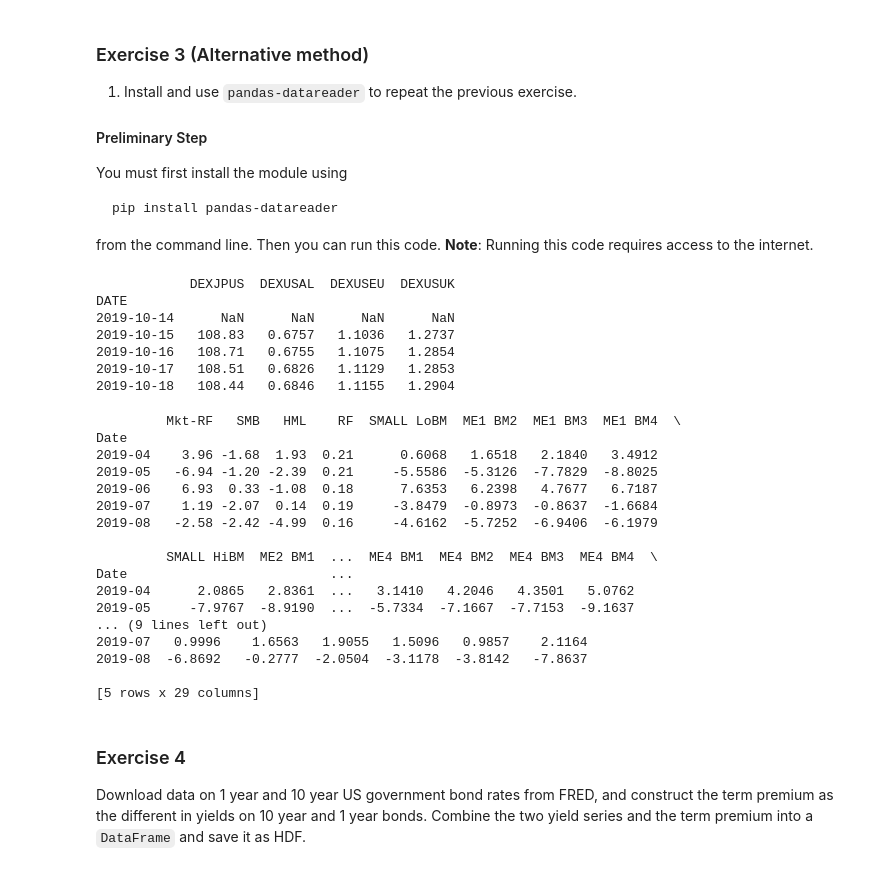
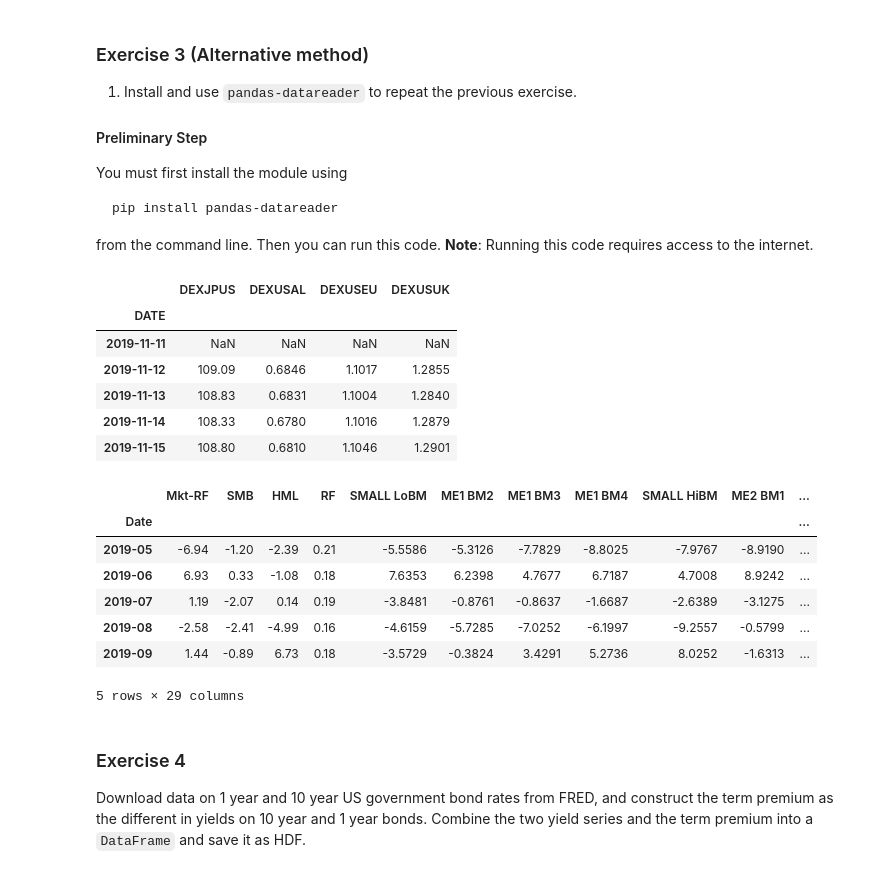
Before and after one commit to bashtage/python-introduction, a Jupyter notebook: solutions/autumn/data-dataset-construction.ipynb, the cells around one changed output. Saved outputs shown, nothing was run; the diff lists cells and outputs as text; code cells hidden in the pictures.

```diff
--- a/solutions/autumn/data-dataset-construction.ipynb
+++ b/solutions/autumn/data-dataset-construction.ipynb
@@ -205,43 +242,34 @@ dollar_aud = pdr.get_data_fred("DEXUSAL", start="1950")
 dollar_euro = pdr.get_data_fred("DEXUSEU", start="1950")
 dollar_pound = pdr.get_data_fred("DEXUSUK", start="1950")
 fx = pd.concat([yen_dollar, dollar_aud, dollar_euro, dollar_pound], axis=1)
-print(fx.tail())
-fx.to_hdf("data/fx-pdf.h5", "fx")
+fx.to_hdf("data/fx-pdr.h5", "fx")
+fx.tail()
 # %% [output]
-            DEXJPUS  DEXUSAL  DEXUSEU  DEXUSUK
-DATE
-2019-10-14      NaN      NaN      NaN      NaN
-2019-10-15   108.83   0.6757   1.1036   1.2737
-2019-10-16   108.71   0.6755   1.1075   1.2854
-2019-10-17   108.51   0.6826   1.1129   1.2853
-2019-10-18   108.44   0.6846   1.1155   1.2904
+|  | DEXJPUS | DEXUSAL | DEXUSEU | DEXUSUK |
+| DATE |  |  |  |  |
+| 2019-11-11 | NaN | NaN | NaN | NaN |
+| 2019-11-12 | 109.09 | 0.6846 | 1.1017 | 1.2855 |
+| 2019-11-13 | 108.83 | 0.6831 | 1.1004 | 1.2840 |
+| 2019-11-14 | 108.33 | 0.6780 | 1.1016 | 1.2879 |
+| 2019-11-15 | 108.80 | 0.6810 | 1.1046 | 1.2901 |
 # %%
 ff_factors = pdr.get_data_famafrench("F-F_Research_Data_Factors", start="1920")
 ff_5x5 = pdr.get_data_famafrench("25_Portfolios_5x5", start="1920")
 # The function returns all of the tables in each file.  We want the first, [0]
 ff_factors = ff_factors[0]
 ff_5x5 = ff_5x5[0]
 ff = pd.concat([ff_factors, ff_5x5], 1)
 ff.to_hdf("data/ff-pdr.h5", "ff")
-print(ff.tail())
+ff.tail()
 # %% [output]
+|  | Mkt-RF | SMB | HML | RF | SMALL LoBM | ME1 BM2 | ME1 BM3 | ME1 BM4 | SMALL HiBM | ME2 BM1 | ... |
+| Date |  |  |  |  |  |  |  |  |  |  | ... |
+| 2019-05 | -6.94 | -1.20 | -2.39 | 0.21 | -5.5586 | -5.3126 | -7.7829 | -8.8025 | -7.9767 | -8.9190 | ... |
+| 2019-06 | 6.93 | 0.33 | -1.08 | 0.18 | 7.6353 | 6.2398 | 4.7677 | 6.7187 | 4.7008 | 8.9242 | ... |
+| 2019-07 | 1.19 | -2.07 | 0.14 | 0.19 | -3.8481 | -0.8761 | -0.8637 | -1.6687 | -2.6389 | -3.1275 | ... |
+| 2019-08 | -2.58 | -2.41 | -4.99 | 0.16 | -4.6159 | -5.7285 | -7.0252 | -6.1997 | -9.2557 | -0.5799 | ... |
+| 2019-09 | 1.44 | -0.89 | 6.73 | 0.18 | -3.5729 | -0.3824 | 3.4291 | 5.2736 | 8.0252 | -1.6313 | ... |
-         Mkt-RF   SMB   HML    RF  SMALL LoBM  ME1 BM2  ME1 BM3  ME1 BM4  \
-Date
-2019-04    3.96 -1.68  1.93  0.21      0.6068   1.6518   2.1840   3.4912
-2019-05   -6.94 -1.20 -2.39  0.21     -5.5586  -5.3126  -7.7829  -8.8025
-2019-06    6.93  0.33 -1.08  0.18      7.6353   6.2398   4.7677   6.7187
-2019-07    1.19 -2.07  0.14  0.19     -3.8479  -0.8973  -0.8637  -1.6684
-2019-08   -2.58 -2.42 -4.99  0.16     -4.6162  -5.7252  -6.9406  -6.1979
-
-         SMALL HiBM  ME2 BM1  ...  ME4 BM1  ME4 BM2  ME4 BM3  ME4 BM4  \
-Date                          ...
-2019-04      2.0865   2.8361  ...   3.1410   4.2046   4.3501   5.0762
-2019-05     -7.9767  -8.9190  ...  -5.7334  -7.1667  -7.7153  -9.1637
-... (9 lines left out)
-2019-07   0.9996    1.6563   1.9055   1.5096   0.9857    2.1164
-2019-08  -6.8692   -0.2777  -2.0504  -3.1178  -3.8142   -7.8637
-
-[5 rows x 29 columns]
+5 rows × 29 columns
 # %% [markdown]
 ### Exercise 4
 Download data on 1 year and 10 year US government bond rates from FRED, and
```
Also changed, not shown: parts of 13 cells of this notebook, 41 other files.
